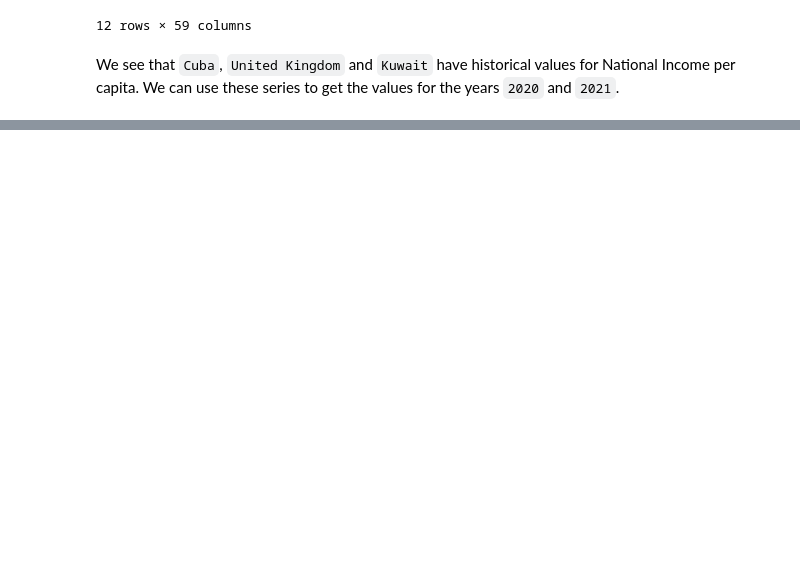
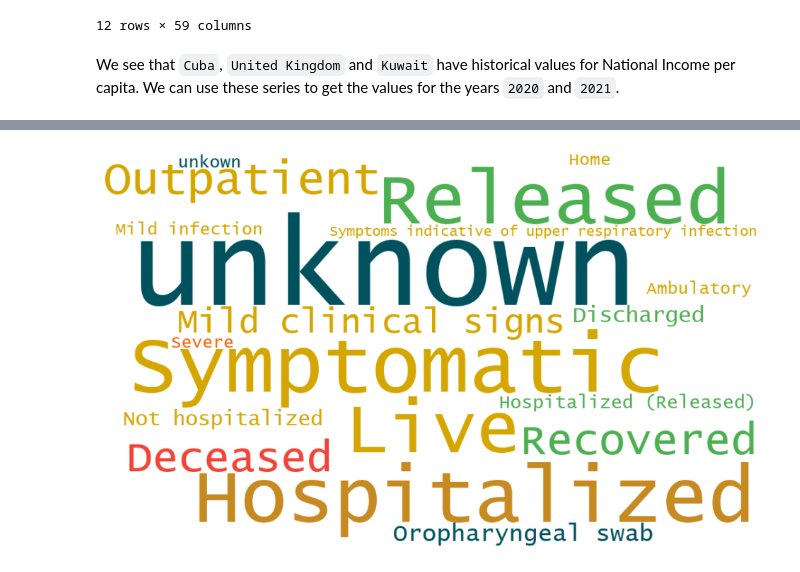
Before and after one commit to ASudu/EpiCoV_Summer25, a Jupyter notebook: src/epicov_collected_2020.ipynb, the cells around one changed output, grey strips where cells are left out. Drawn from its saved outputs; the diff is of its cells as text; code cells hidden in the pictures; blank space fills up the shorter version.

Commit message:
wordcloud 27 March 2020

```diff
--- a/src/epicov_collected_2020.ipynb
+++ b/src/epicov_collected_2020.ipynb
@@ -1977,0 +2048,53 @@ df2["country"].to_csv(os.path.join(DATA_PATH, "countries_2020.csv"), index=False
+# %%
+severity_colors = {}
+
+for i,row in dfwc.iterrows():
+    severity = row["severity"]
+    if severity in color_map:
+        severity_colors[row["Patient status"]] = color_map[severity]
+    else:
+        severity_colors[row["Patient status"]] = "grey"  # default color for unknown severities
+# %%
+# Custom color function
+def color_func(word, font_size, position, orientation, random_state=None, **kwargs):
+    # Default to black if word not in mapping
+    return severity_colors.get(word, "black")
+# %%
+import os
+
+font_path = os.path.expanduser("~/gcs-buckets/LUCON.TTF")
+# %%
+# Power law weights
+pw_weights = patient_counts ** 0.25   # 0.5 = sqrt, 0.25 = 4th root
+
+# Square root
+sq_weights = np.sqrt(patient_counts)
+
+# Minmax scaled
+mm_weights = np.log10(patient_counts + 1)
+mm_weights = (mm_weights - mm_weights.min()) / (mm_weights.max() - mm_weights.min())  # 0–1 scale
+mm_weights = 1 + mm_weights * 9  # shift into [1,10] range
+
+# Pseudoweights
+ps_weights = np.log1p(patient_counts)  # log(1+x), smoother near 0
+
+# Generate word cloud
+wc = WordCloud(
+    width=1000,
+    height=600,
+    background_color="white",
+    prefer_horizontal=1.0,   # force 100% horizontal
+    font_path=font_path
+).generate_from_frequencies(pw_weights.to_dict())
+
+# Apply colors
+wc.recolor(color_func=color_func)
+
+# Plot
+plt.figure(figsize=(12, 8))
+plt.imshow(wc, interpolation="bilinear")
+plt.axis("off")
+plt.savefig(os.path.join(PLOTS_PATH, "wordcloud_patient_status_2020-03-27_powerlaw.png"))
+plt.show()
+# %% [output]
+[figure, added]
```
Also changed, not shown: parts of 16 cells of this notebook, 13 other files.
